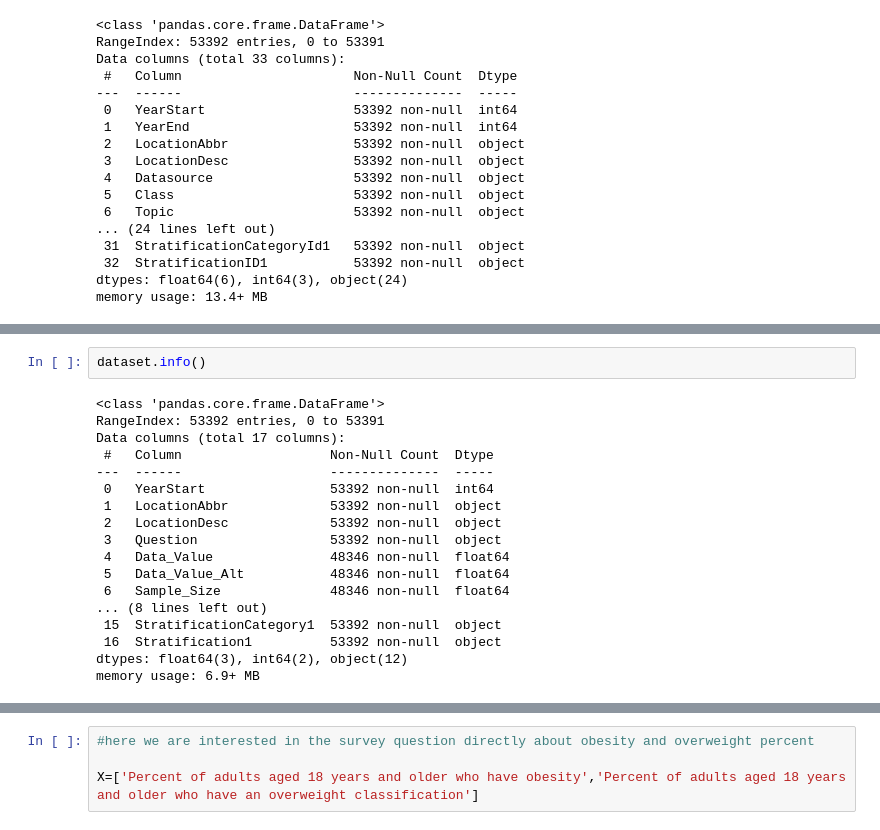
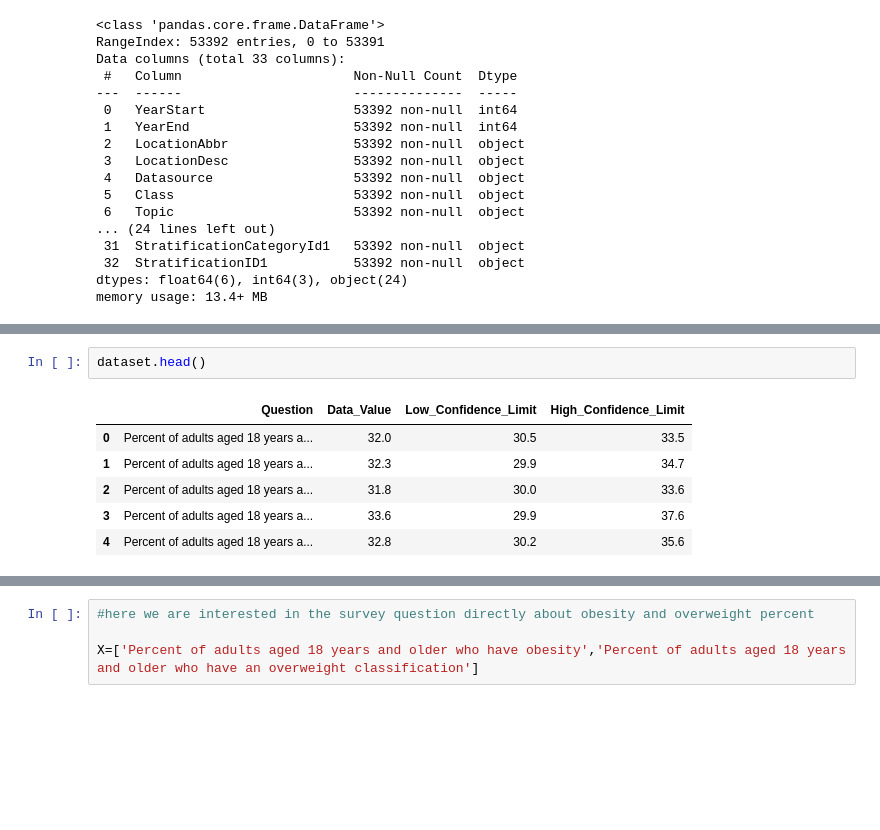
Before and after one commit to anup0102/ML, a Jupyter notebook: Obesity Trends.ipynb, the cells around one changed output, grey strips where cells are left out. Cells and saved outputs as stored; diff of their text form; blank space fills up the shorter version.

```diff
--- a/Obesity Trends.ipynb
+++ b/Obesity Trends.ipynb
@@ -70,20 +78,9 @@ dataset = dataset.drop(['Low_Confidence_Limit','High_Confidence_Limit ','YearEnd
 # %%
-dataset.info()
+dataset.head()
 # %% [output]
-<class 'pandas.core.frame.DataFrame'>
-RangeIndex: 53392 entries, 0 to 53391
-Data columns (total 17 columns):
- #   Column                   Non-Null Count  Dtype
----  ------                   --------------  -----
- 0   YearStart                53392 non-null  int64
- 1   LocationAbbr             53392 non-null  object
- 2   LocationDesc             53392 non-null  object
- 3   Question                 53392 non-null  object
- 4   Data_Value               48346 non-null  float64
- 5   Data_Value_Alt           48346 non-null  float64
- 6   Sample_Size              48346 non-null  float64
-... (8 lines left out)
- 15  StratificationCategory1  53392 non-null  object
- 16  Stratification1          53392 non-null  object
-dtypes: float64(3), int64(2), object(12)
-memory usage: 6.9+ MB
+|  | Question | Data_Value | Low_Confidence_Limit | High_Confidence_Limit |
+| 0 | Percent of adults aged 18 years a... | 32.0 | 30.5 | 33.5 |
+| 1 | Percent of adults aged 18 years a... | 32.3 | 29.9 | 34.7 |
+| 2 | Percent of adults aged 18 years a... | 31.8 | 30.0 | 33.6 |
+| 3 | Percent of adults aged 18 years a... | 33.6 | 29.9 | 37.6 |
+| 4 | Percent of adults aged 18 years a... | 32.8 | 30.2 | 35.6 |
```
Also changed, not shown: parts of 35 cells of this notebook.
